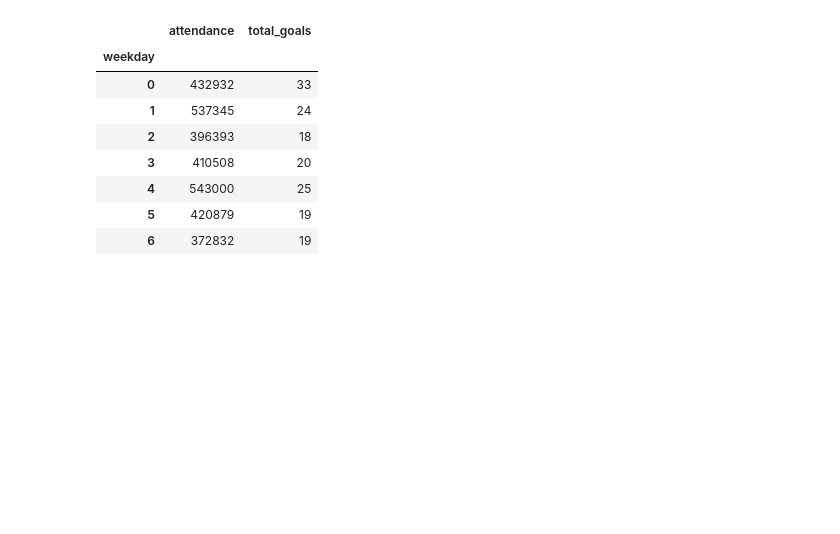
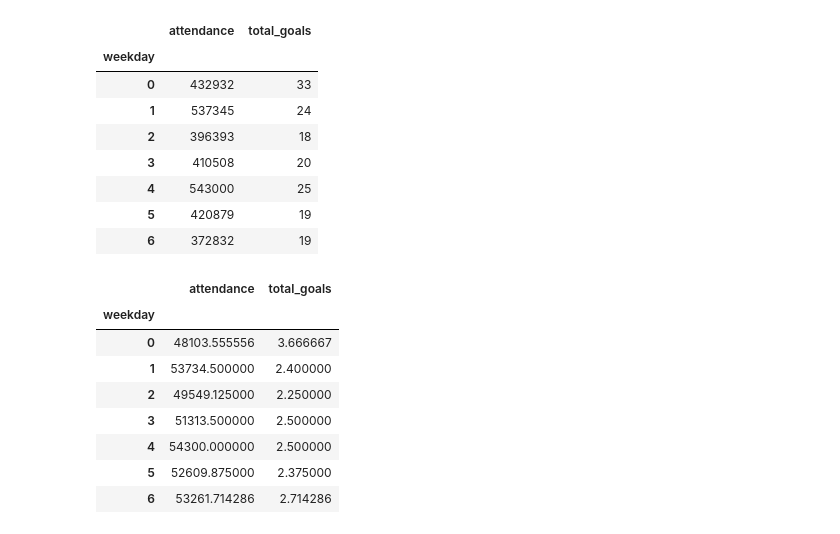
Before and after one commit to Lakshit-Chiranjiv/Python-Data-Analysis-Repo, a Jupyter notebook: Python Pandas.ipynb, the cells around one changed output. Cells and saved outputs as stored; diff of their text form; code cells hidden in the pictures; blank space fills up the shorter version.

```diff
--- a/Python Pandas.ipynb
+++ b/Python Pandas.ipynb
@@ -689,3 +689,15 @@ fifa_df.groupby('weekday')[['attendance', 'total_goals']].sum()
 | 4 | 543000 | 25 |
 | 5 | 420879 | 19 |
 | 6 | 372832 | 19 |
+# %%
+fifa_df.groupby('weekday')[['attendance', 'total_goals']].mean()
+# %% [output]
+|  | attendance | total_goals |
+| weekday |  |  |
+| 0 | 48103.555556 | 3.666667 |
+| 1 | 53734.500000 | 2.400000 |
+| 2 | 49549.125000 | 2.250000 |
+| 3 | 51313.500000 | 2.500000 |
+| 4 | 54300.000000 | 2.500000 |
+| 5 | 52609.875000 | 2.375000 |
+| 6 | 53261.714286 | 2.714286 |
```
Also changed, not shown: parts of 2 cells of this notebook.
